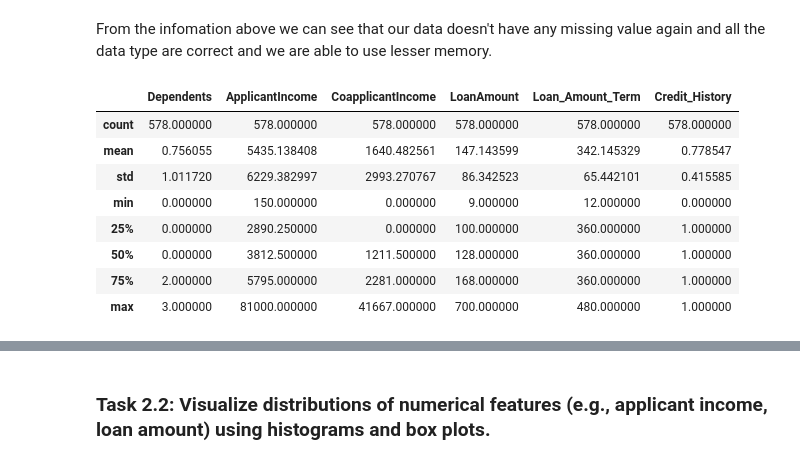
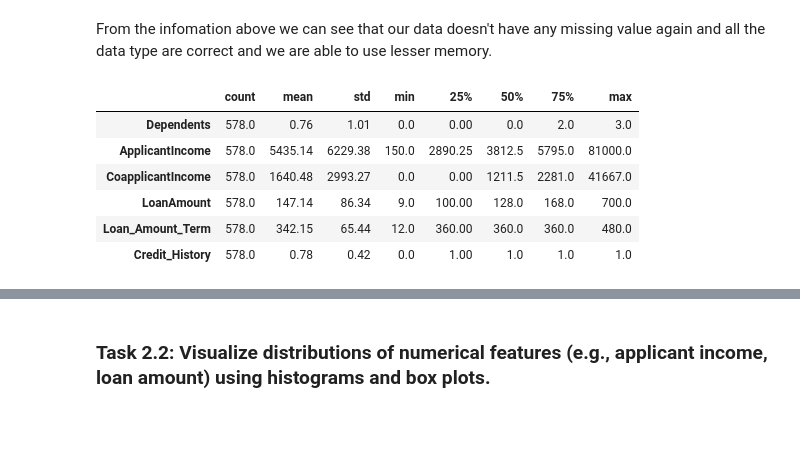
Before and after one commit to Olasquare043/EDA-on-Home-Loan-dataset, a Jupyter notebook: task_25.ipynb, the cells around one changed output, grey strips where cells are left out. Cells and saved outputs as stored; diff of their text form; code cells hidden in the pictures; blank space fills up the shorter version.

```diff
--- a/task_25.ipynb
+++ b/task_25.ipynb
@@ -13,6 +13,10 @@ import pandas as pd
 import matplotlib.pyplot as plt
 import seaborn as sns
 import scipy as stat
+
+# set display options
+pd.set_option('display.max_columns', 100)
+pd.set_option('display.max_rows', 100)
 # %%
 # loading data
 # path to the train data
@@ -382,14 +386,12 @@ memory usage: 51.9+ KB
 From the infomation above we can see that our data doesn't have any missing value again and all the data type are correct and we are able to use lesser memory.
 # %%
 # let do summary of statistics for numeric columns
-train_data.describe()
+train_data.describe().round(2).T
 # %% [output]
-|  | Dependents | ApplicantIncome | CoapplicantIncome | LoanAmount | Loan_Amount_Term | Credit_History |
-| count | 578.000000 | 578.000000 | 578.000000 | 578.000000 | 578.000000 | 578.000000 |
-| mean | 0.756055 | 5435.138408 | 1640.482561 | 147.143599 | 342.145329 | 0.778547 |
-| std | 1.011720 | 6229.382997 | 2993.270767 | 86.342523 | 65.442101 | 0.415585 |
-| min | 0.000000 | 150.000000 | 0.000000 | 9.000000 | 12.000000 | 0.000000 |
-| 25% | 0.000000 | 2890.250000 | 0.000000 | 100.000000 | 360.000000 | 1.000000 |
-| 50% | 0.000000 | 3812.500000 | 1211.500000 | 128.000000 | 360.000000 | 1.000000 |
-| 75% | 2.000000 | 5795.000000 | 2281.000000 | 168.000000 | 360.000000 | 1.000000 |
-| max | 3.000000 | 81000.000000 | 41667.000000 | 700.000000 | 480.000000 | 1.000000 |
+|  | count | mean | std | min | 25% | 50% | 75% | max |
+| Dependents | 578.0 | 0.76 | 1.01 | 0.0 | 0.00 | 0.0 | 2.0 | 3.0 |
+| ApplicantIncome | 578.0 | 5435.14 | 6229.38 | 150.0 | 2890.25 | 3812.5 | 5795.0 | 81000.0 |
+| CoapplicantIncome | 578.0 | 1640.48 | 2993.27 | 0.0 | 0.00 | 1211.5 | 2281.0 | 41667.0 |
+| LoanAmount | 578.0 | 147.14 | 86.34 | 9.0 | 100.00 | 128.0 | 168.0 | 700.0 |
+| Loan_Amount_Term | 578.0 | 342.15 | 65.44 | 12.0 | 360.00 | 360.0 | 360.0 | 480.0 |
+| Credit_History | 578.0 | 0.78 | 0.42 | 0.0 | 1.00 | 1.0 | 1.0 | 1.0 |
```
Also changed, not shown: parts of 9 cells of this notebook.
